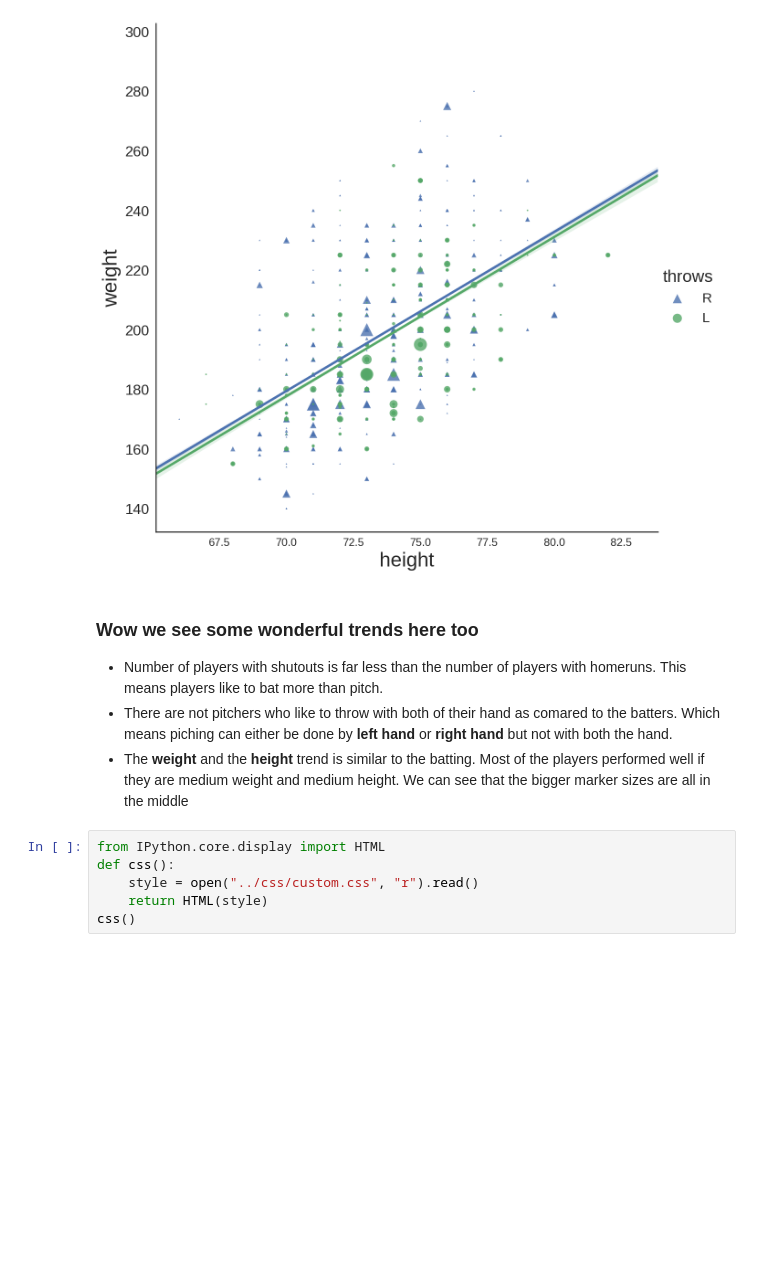
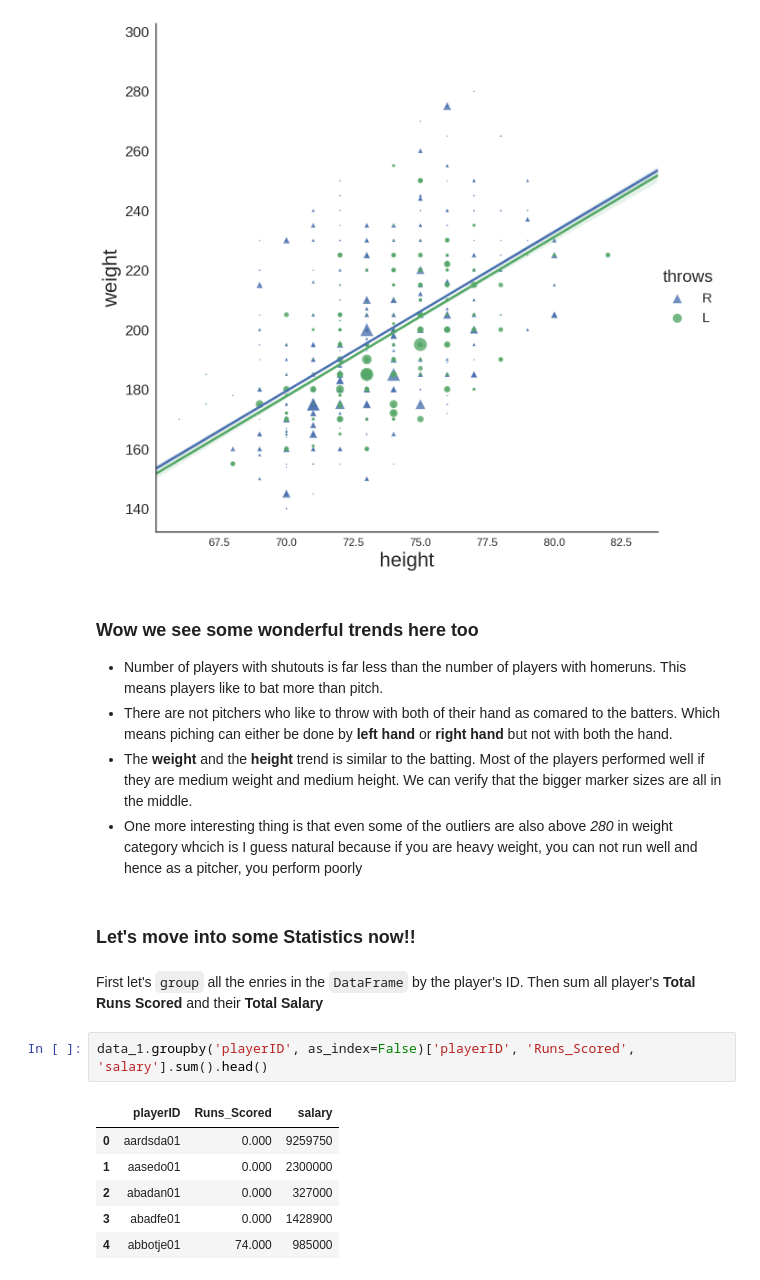
Before and after one commit to MayukhSobo/BaseBall, a Jupyter notebook: src/Baseball.ipynb, the cells around one changed output. Drawn from its saved outputs; the diff is of its cells as text; blank space fills up the shorter version.

```diff
--- a/src/Baseball.ipynb
+++ b/src/Baseball.ipynb
@@ -235,10 +221,18 @@ plt.show()
 ### Wow we see some wonderful trends here too
 - Number of players with shutouts is far less than the number of players with homeruns. This means players like to bat more than pitch.
 - There are not pitchers who like to throw with both of their hand as comared to the batters. Which means piching can either be done by **left hand** or **right hand** but not with both the hand.
-- The **weight** and the **height** trend is similar to the batting. Most of the players performed well if they are medium weight and medium height. We can see that the bigger marker sizes are all in the middle
+- The **weight** and the **height** trend is similar to the batting. Most of the players performed well if they are medium weight and medium height. We can verify that the bigger marker sizes are all in the middle.
+- One more interesting thing is that even some of the outliers are also above _280_ in weight category whcich is I guess natural because if you are heavy weight, you can not run well and hence as a pitcher, you perform poorly
-# %%
-from IPython.core.display import HTML
-def css():
-    style = open("../css/custom.css", "r").read()
-    return HTML(style)
-css()
+# %% [markdown]
+### Let's move into some Statistics now!!
+# %% [markdown]
+First let's `group` all the enries in the `DataFrame` by the player's ID. Then sum all player's **Total Runs Scored** and their **Total Salary**
+# %%
+data_1.groupby('playerID', as_index=False)['playerID', 'Runs_Scored', 'salary'].sum().head()
+# %% [output]
+|  | playerID | Runs_Scored | salary |
+| 0 | aardsda01 | 0.000 | 9259750 |
+| 1 | aasedo01 | 0.000 | 2300000 |
+| 2 | abadan01 | 0.000 | 327000 |
+| 3 | abadfe01 | 0.000 | 1428900 |
+| 4 | abbotje01 | 74.000 | 985000 |
```
Also changed, not shown: parts of 14 cells of this notebook, 1 other file.
